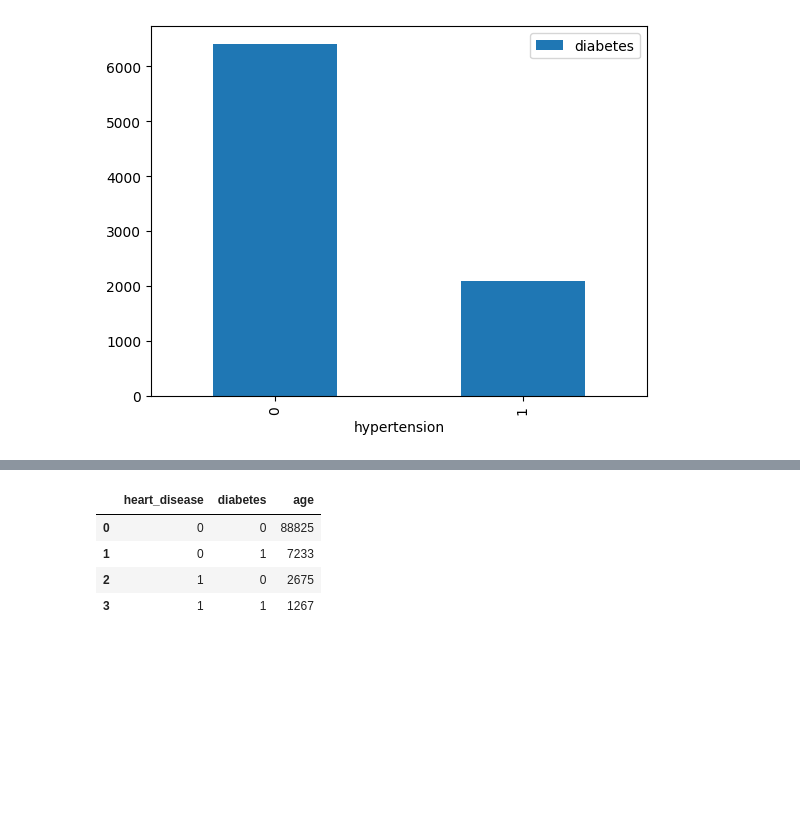
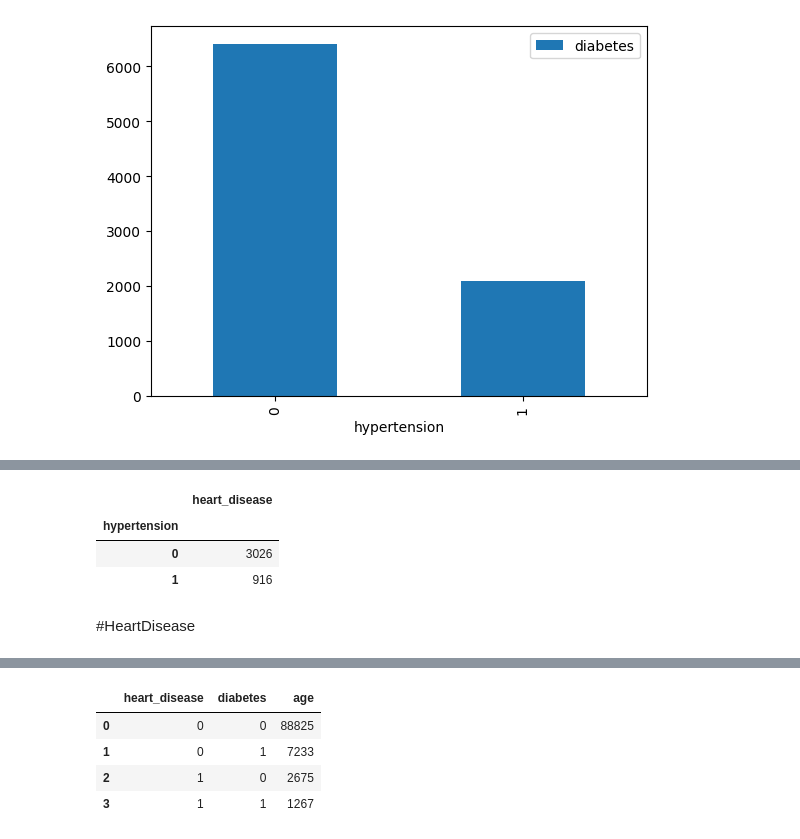
Before and after one commit to Elma-dev/Diabetes_prediction, a Jupyter notebook: Diabetes_prediction.ipynb, the cells around one changed output, grey strips where cells are left out. Drawn from its saved outputs; the diff is of its cells as text; code cells hidden in the pictures; blank space fills up the shorter version.

```diff
--- a/Diabetes_prediction.ipynb
+++ b/Diabetes_prediction.ipynb
@@ -77,6 +95,16 @@ diabetes_hypertension_gender=diab_data.groupby(['gender','hypertension']).diabet
 px.bar(data_frame=diabetes_hypertension_gender,x='hypertension',y='diabetes',color='gender',barmode='group')
 # %% [output]
 [interactive output not drawn]
+# %%
+#hyperVsHeartDiseas
+diab_data.groupby('hypertension').heart_disease.sum().to_frame()
+# %% [output]
+|  | heart_disease |
+| hypertension |  |
+| 0 | 3026 |
+| 1 | 916 |
+# %% [markdown]
+#HeartDisease
 # %%
 heart_disease_count=diab_data.groupby(['heart_disease']).count().diabetes.to_frame().reset_index()
 px.pie(data_frame=heart_disease_count,names='heart_disease',values='diabetes',title='hearte_disease count')
```
Also changed, not shown: parts of 19 cells of this notebook.
